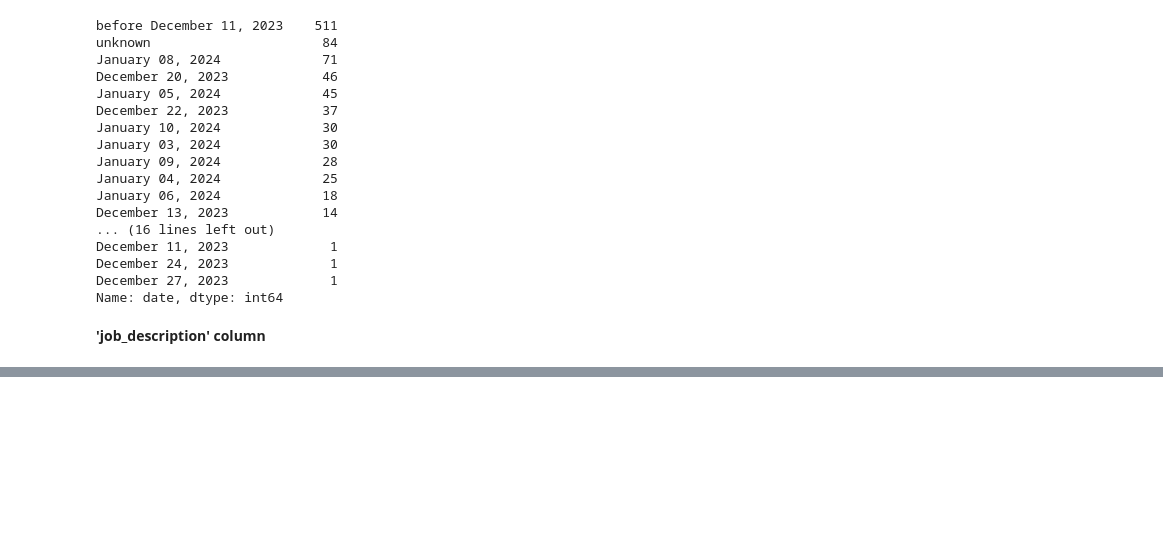
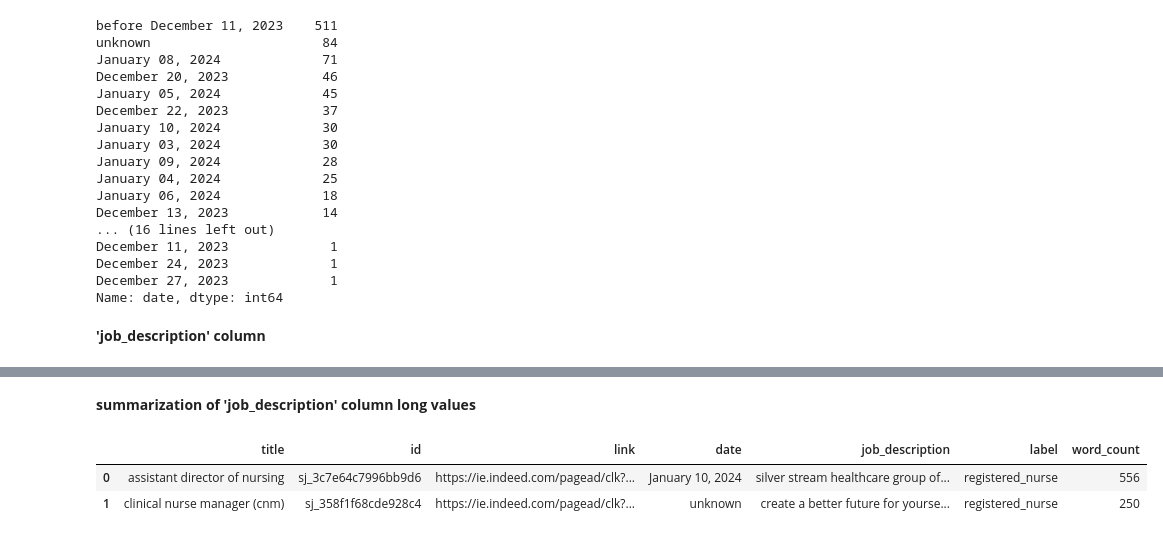
Before and after one commit to temulenbd/project-text-represetation-techniques, a Jupyter notebook: 1.2.3_data_joboffer_finalization.ipynb, the cells around one changed output, grey strips where cells are left out. Cells and saved outputs as stored; diff of their text form; code cells hidden in the pictures; blank space fills up the shorter version.

```diff
--- a/1.2.3_data_joboffer_finalization.ipynb
+++ b/1.2.3_data_joboffer_finalization.ipynb
@@ -148,0 +157,17 @@ work location: in person
+# %% [markdown]
+**summarization of 'job_description' column long values**
+# %%
+# Define custom function to count words in a cell.
+def count_words(cell):
+    words = cell.split()
+    return len(words)
+# %%
+# Apply the function to the job_description column.
+df['word_count'] = df['job_description'].apply(lambda x: count_words(x))
+
+# Check the changes.
+df.head(2)
+# %% [output]
+|  | title | id | link | date | job_description | label | word_count |
+| 0 | assistant director of nursing | sj_3c7e64c7996bb9d6 | https://ie.indeed.com/pagead/clk?... | January 10, 2024 | silver stream healthcare group of... | registered_nurse | 556 |
+| 1 | clinical nurse manager (cnm) | sj_358f1f68cde928c4 | https://ie.indeed.com/pagead/clk?... | unknown | create a better future for yourse... | registered_nurse | 250 |
```
Also changed, not shown: parts of 25 cells of this notebook, 7 other files.
